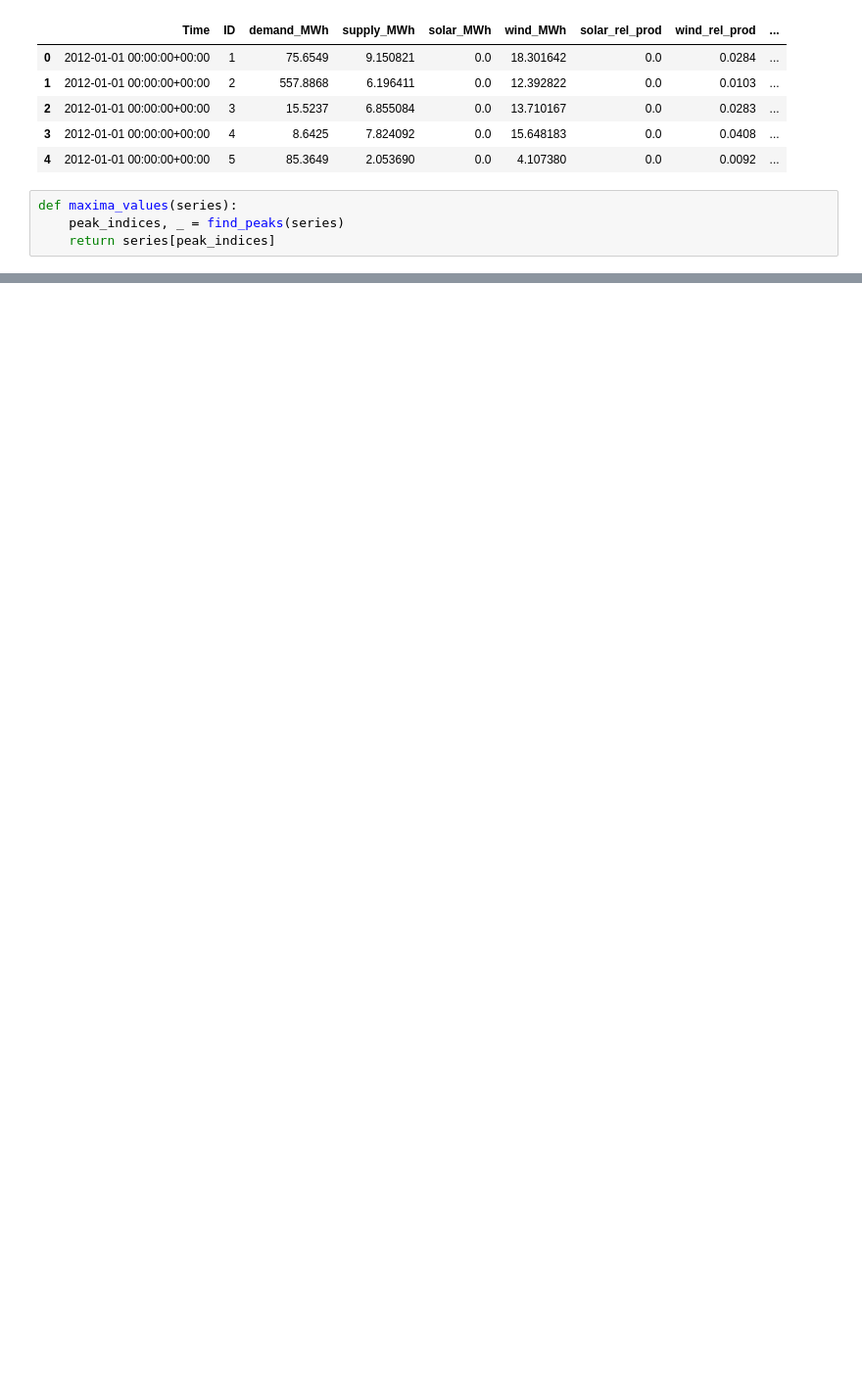
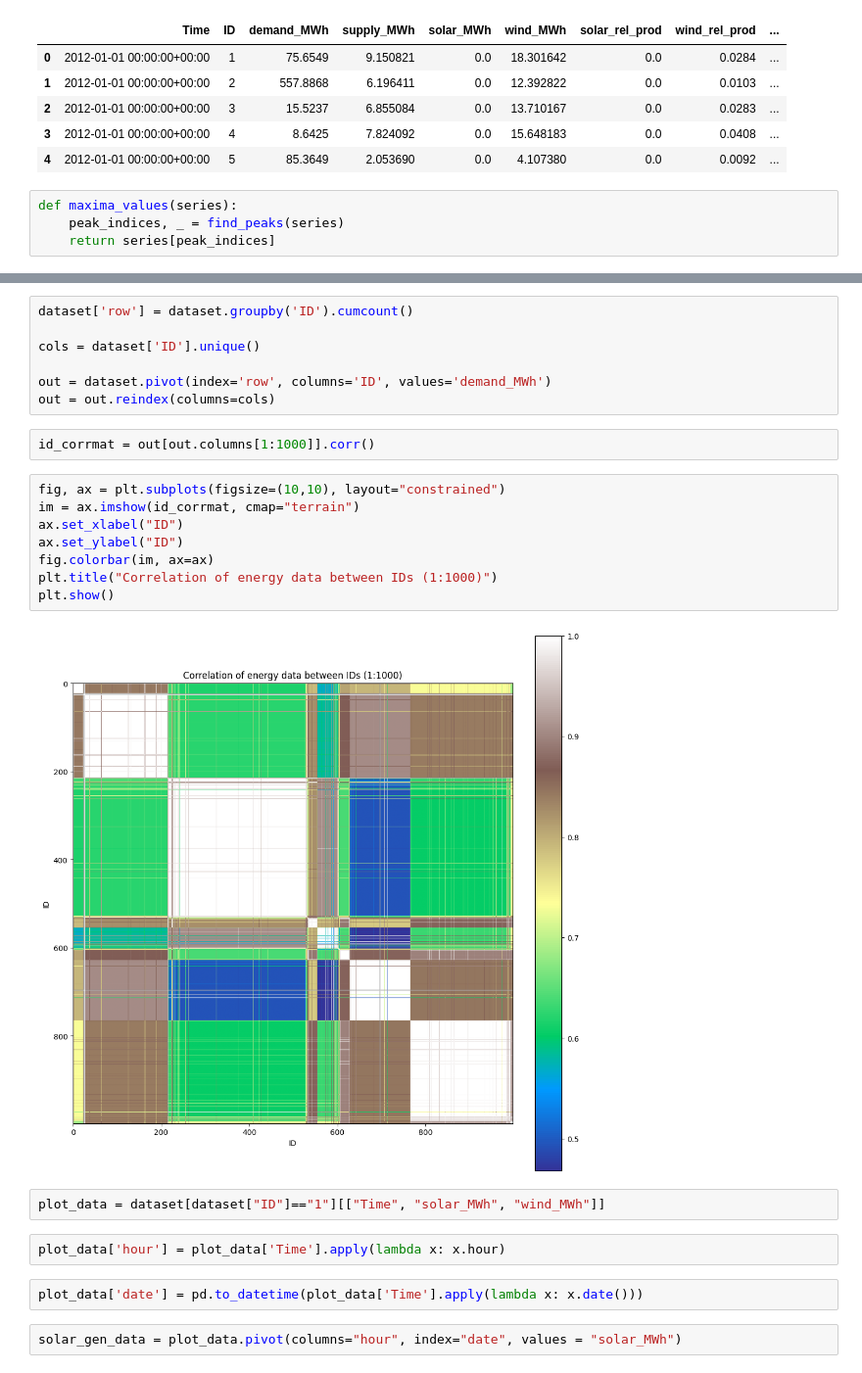
Before and after one commit to PatrickhCahill/jamboree2026, a Jupyter notebook: read-data.ipynb, the cells around one changed output, grey strips where cells are left out. Shown at 98% size. Drawn from its saved outputs; the diff is of its cells as text; blank space fills up the shorter version.

```diff
--- a/read-data.ipynb
+++ b/read-data.ipynb
@@ -52,0 +39,27 @@ Series([], Name: demand_MWh, dtype: float64)
+# %%
+dataset['row'] = dataset.groupby('ID').cumcount()
+
+cols = dataset['ID'].unique()
+
+out = dataset.pivot(index='row', columns='ID', values='demand_MWh')
+out = out.reindex(columns=cols)
+# %%
+id_corrmat = out[out.columns[1:1000]].corr()
+# %%
+fig, ax = plt.subplots(figsize=(10,10), layout="constrained")
+im = ax.imshow(id_corrmat, cmap="terrain")
+ax.set_xlabel("ID")
+ax.set_ylabel("ID")
+fig.colorbar(im, ax=ax)
+plt.title("Correlation of energy data between IDs (1:1000)")
+plt.show()
+# %% [output]
+[figure, added]
+# %%
+plot_data = dataset[dataset["ID"]=="1"][["Time", "solar_MWh", "wind_MWh"]]
+# %%
+plot_data['hour'] = plot_data['Time'].apply(lambda x: x.hour)
+# %%
+plot_data['date'] = pd.to_datetime(plot_data['Time'].apply(lambda x: x.date()))
+# %%
+solar_gen_data = plot_data.pivot(columns="hour", index="date", values = "solar_MWh")
```
Also changed, not shown: parts of 12 cells of this notebook, 1 other file.
